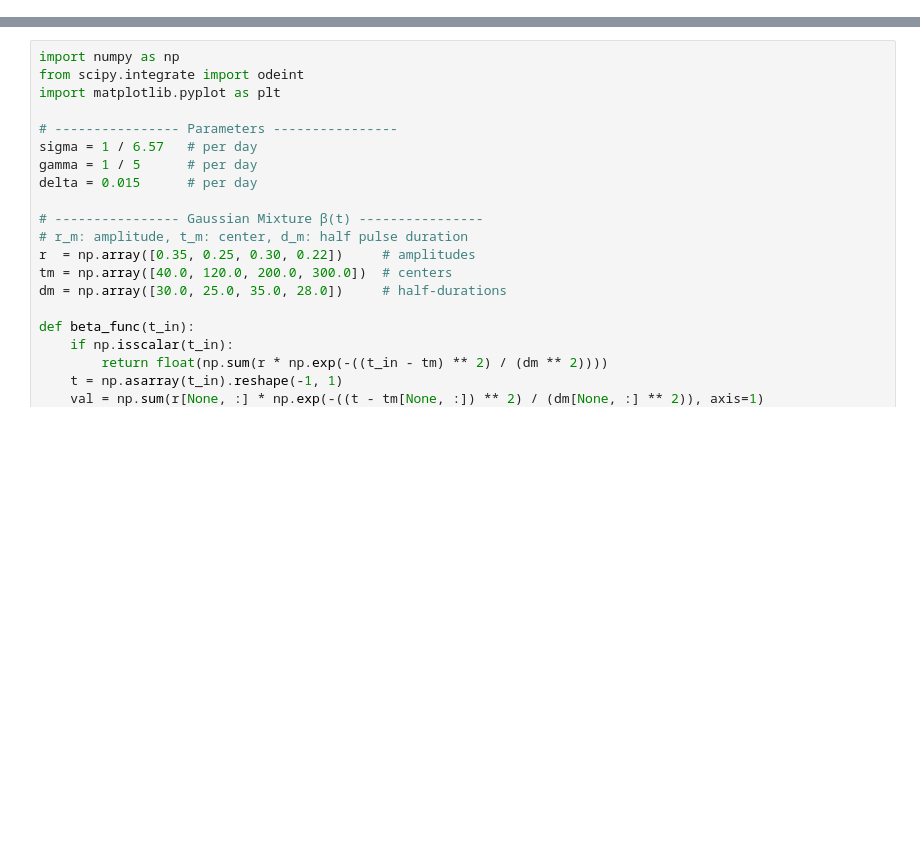
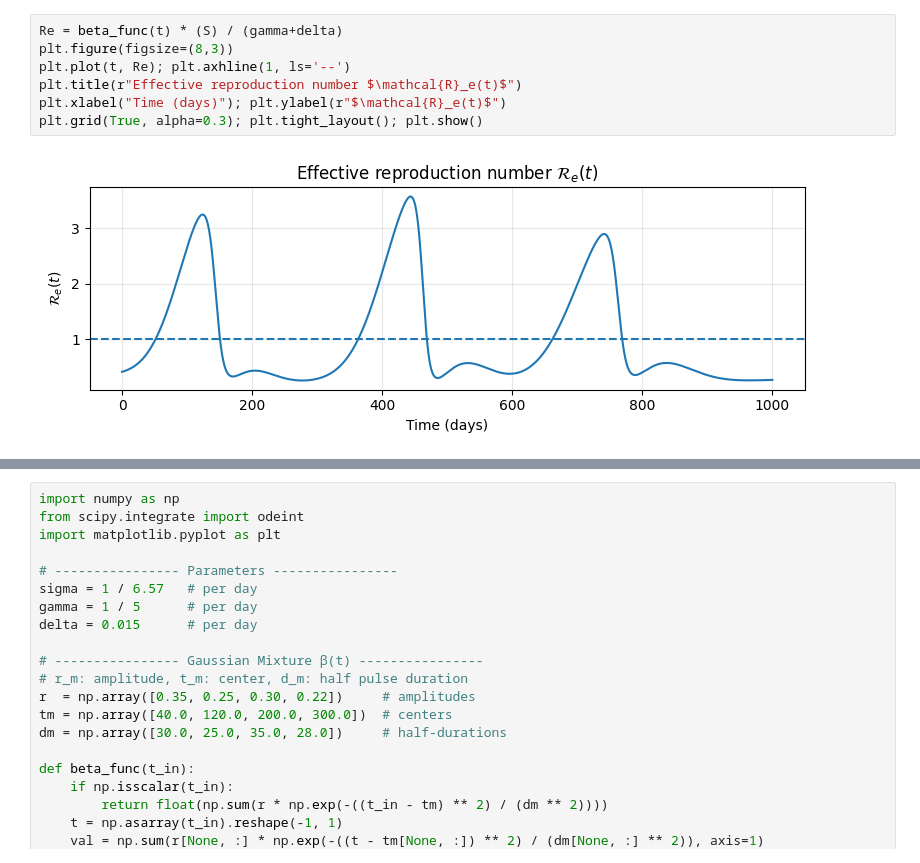
Before and after one commit to Nahmadid/EPINs, a Jupyter notebook: EPINNs.ipynb, the cells around one changed output, grey strips where cells are left out. Cells and saved outputs as stored; diff of their text form; blank space fills up the shorter version.

```diff
--- a/EPINNs.ipynb
+++ b/EPINNs.ipynb
@@ -3,3 +117,12 @@
+# %%
+Re = beta_func(t) * (S) / (gamma+delta)
+plt.figure(figsize=(8,3))
+plt.plot(t, Re); plt.axhline(1, ls='--')
+plt.title(r"Effective reproduction number $\mathcal{R}_e(t)$")
+plt.xlabel("Time (days)"); plt.ylabel(r"$\mathcal{R}_e(t)$")
+plt.grid(True, alpha=0.3); plt.tight_layout(); plt.show()
+# %% [output]
+[figure, added]
 # %%
 import numpy as np
 from scipy.integrate import odeint
```
Also changed, not shown: parts of 28 cells of this notebook.
